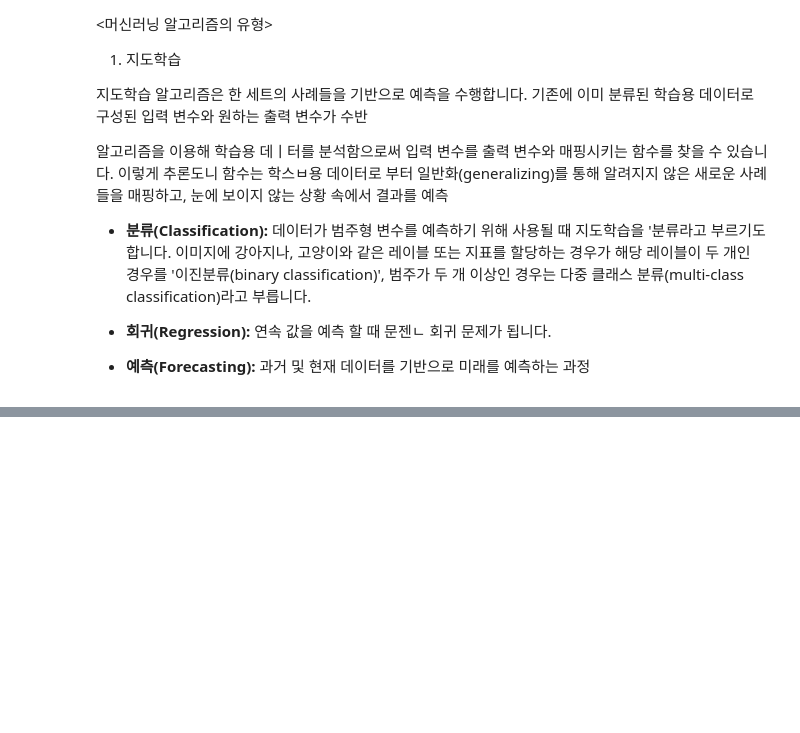
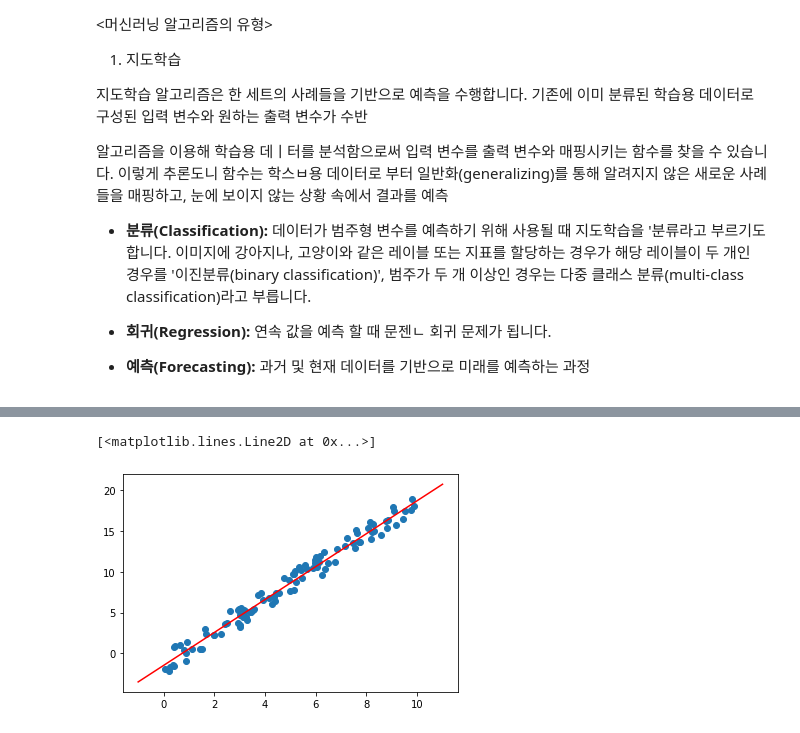
Before and after one commit to Superstar89/sba_project, a Jupyter notebook: aiffel/9. 사이킷런으로 구현해 보는 머신러닝.ipynb, the cells around one changed output, grey strips where cells are left out. Saved outputs shown, nothing was run; the diff lists cells and outputs as text; code cells hidden in the pictures; blank space fills up the shorter version.

```diff
--- a/aiffel/9. 사이킷런으로 구현해 보는 머신러닝.ipynb
+++ b/aiffel/9. 사이킷런으로 구현해 보는 머신러닝.ipynb
@@ -25,0 +68,4 @@
+# %%
+X = x.reshape(100,1)
+# %%
+model_clf = model.fit(X,y)
@@ -25,0 +74,4 @@
+# %%
+x_new = np.linspace(-1,11,100)
+X_new = x_new.reshape(100,1)
+y_new = model_clf.predict(X_new)
@@ -25,0 +98,6 @@
+# %%
+plt.scatter(x,y, label='input data')
+plt.plot(X_new, y_new, color='red', label = 'regression line')
+# %% [output]
+[<matplotlib.lines.Line2D at 0x...>]
+[figure, added]
```
Also changed, not shown: parts of 13 cells of this notebook, 3 other files.
